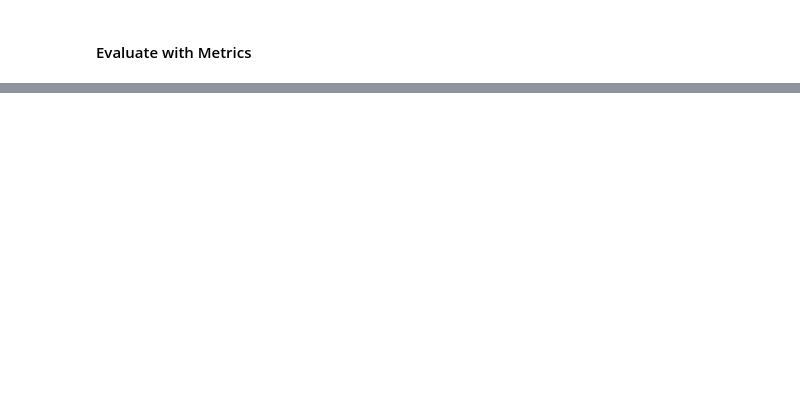
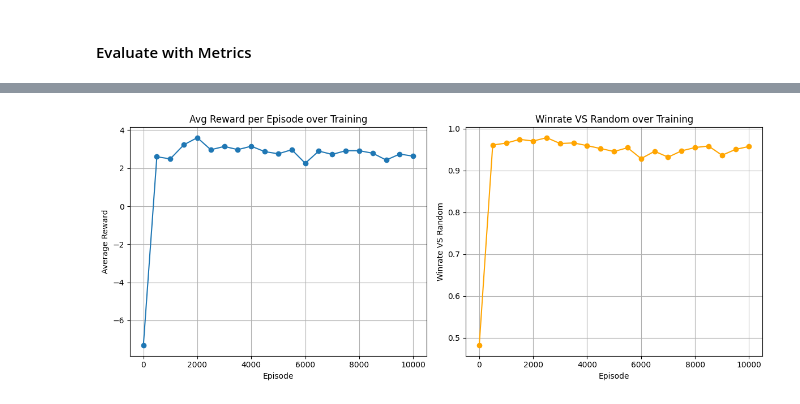
Before and after one commit to gabriel-mercier/Cathedral-RL-CL, a Jupyter notebook: DQN/DQN.ipynb, the cells around one changed output, grey strips where cells are left out. Drawn from its saved outputs; the diff is of its cells as text; code cells hidden in the pictures; blank space fills up the shorter version.

```diff
--- a/DQN/DQN.ipynb
+++ b/DQN/DQN.ipynb
@@ -261,0 +305,29 @@ Opponent -1 : 1000 episodes => Avg Reward : 2.8511 // Winrate : 0.9630
+# %%
+name = "True_False_model_DQN_episodes10000_buffer40000_prioritizedTrue_batch_size64_gamma0.95_target_update30_treshold_penalize0_boltzmann"
+data = torch.load(f"model_weights_DQN/{name}.pth", weights_only=False)
+evaluate_freq = 500
+list_evaluate_reward = data['list_evaluate']
+list_avg_reward = [r[0] for r in list_evaluate_reward]
+list_winrate = [r[1] for r in list_evaluate_reward]
+
+episodes = np.arange(0, evaluate_freq * len(list_winrate), evaluate_freq)
+
+fig, (ax1, ax2) = plt.subplots(1, 2, figsize=(12, 5))
+
+ax1.plot(episodes, list_avg_reward, marker='o')
+ax1.set_xlabel('Episode')
+ax1.set_ylabel('Average Reward')
+ax1.set_title('Avg Reward per Episode over Training')
+ax1.grid(True)
+
+ax2.plot(episodes, list_winrate, marker='o', color='orange')
+ax2.set_xlabel('Episode')
+ax2.set_ylabel('Winrate VS Random')
+ax2.set_title('Winrate VS Random over Training')
+ax2.grid(True)
+
+plt.tight_layout()
+plt.savefig(f"results_DQN/evaluate_{name}.png", dpi=300)
+plt.show()
+# %% [output]
+[figure, added]
```
Also changed, not shown: parts of 11 cells of this notebook, 16 other files.
